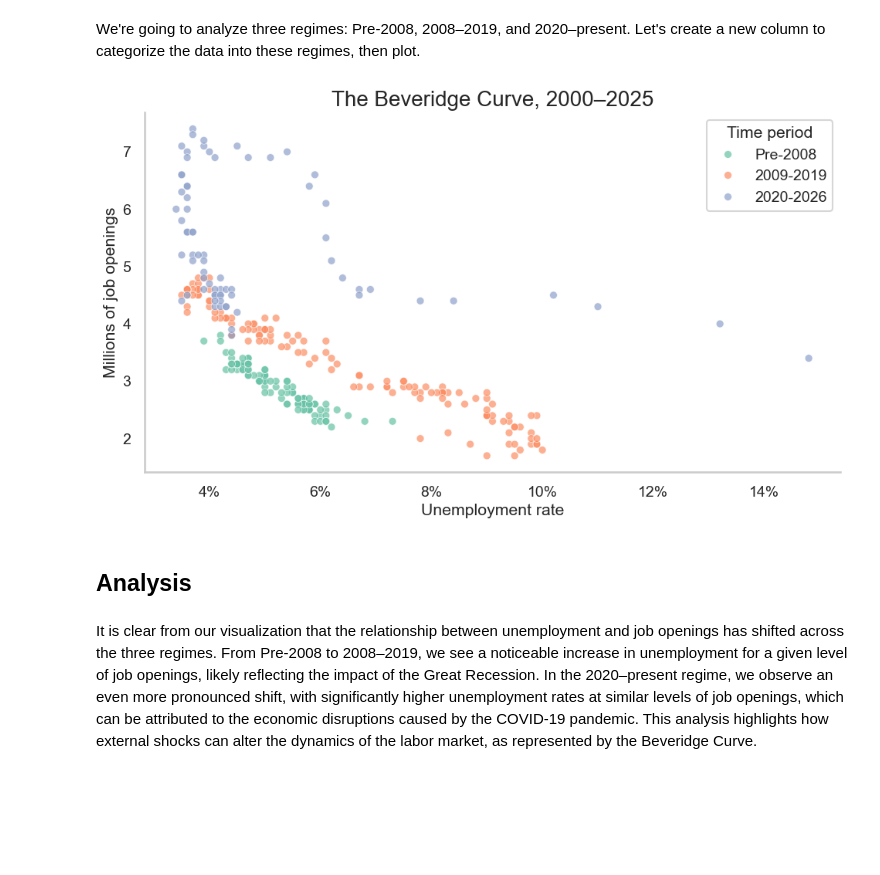
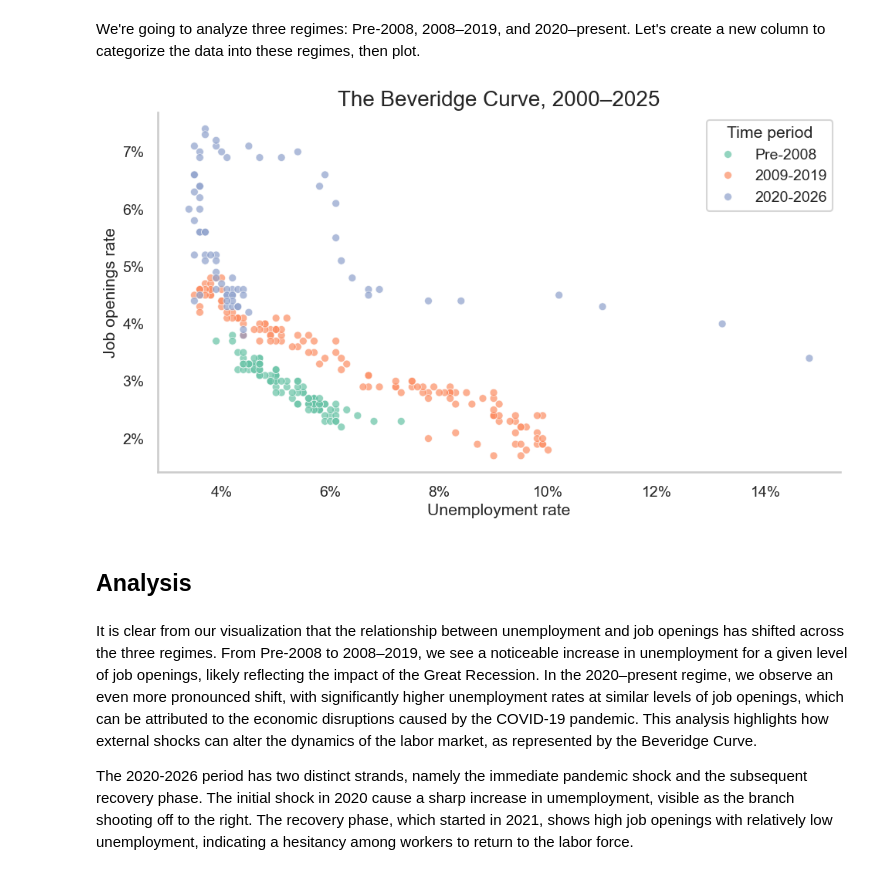
Before and after one commit to Ianardo/beveridge-curve, a Jupyter notebook: main.ipynb, the cells around one changed output. Cells and saved outputs as stored; diff of their text form; code cells hidden in the pictures; blank space fills up the shorter version.

Commit message:
Fix inconsistencies in JTSJOR

```diff
--- a/main.ipynb
+++ b/main.ipynb
@@ -27,8 +27,8 @@ Data columns (total 2 columns):
 dtypes: float64(1), object(1)
 memory usage: 14.8+ KB
 # %%
-job_openings = pd.read_csv("raw_data/JTSJOR.csv")
-job_openings.info()
+job_openings_rate = pd.read_csv("raw_data/JTSJOR.csv")
+job_openings_rate.info()
 # %% [output]
 <class 'pandas.core.frame.DataFrame'>
 RangeIndex: 301 entries, 0 to 300
@@ -74,9 +74,9 @@ unemployment.index.dtype
 # %% [output]
 dtype('<M8[ns]')
 # %%
-job_openings['observation_date'] = pd.to_datetime(job_openings['observation_date'])
-job_openings = job_openings.set_index('observation_date')
-job_openings.index.dtype
+job_openings_rate['observation_date'] = pd.to_datetime(job_openings_rate['observation_date'])
+job_openings_rate = job_openings_rate.set_index('observation_date')
+job_openings_rate.index.dtype
 # %% [output]
 dtype('<M8[ns]')
 # %% [markdown]
@@ -84,7 +84,7 @@ dtype('<M8[ns]')
 # %% [markdown]
 We'll merge the unemployment and job openings data, only keeping rows where we have data for both.
 # %%
-merged_data = pd.merge(unemployment, job_openings, left_index=True, right_index=True)
+merged_data = pd.merge(unemployment, job_openings_rate, left_index=True, right_index=True)
 merged_data.head()
 # %% [output]
 |  | UNRATE | JTSJOR |
@@ -103,7 +103,7 @@ dtype: int64
 # %% [markdown]
 Looks good—no missing values in the merged dataset. Now let's rename the columns for clarity.
 # %%
-merged_data = merged_data.rename(columns={'UNRATE': 'unemployment_rate', 'JTSJOR': 'job_openings'})
+merged_data = merged_data.rename(columns={'UNRATE': 'unemployment_rate', 'JTSJOR': 'job_openings_rate'})
 # %% [markdown]
 ## Beveridge Curve Plotting
 # %% [markdown]
@@ -111,29 +111,32 @@ We're going to analyze three regimes: Pre-2008, 2008–2019, and 2020–present.
 # %%
 merged_data['time_period'] = pd.cut(
     merged_data.index.year,
     bins=[0, 2008, 2019, 2026],
     labels=['Pre-2008', '2009-2019', '2020-2026']
 )
 
 fig, ax = plt.subplots(figsize=(10, 6), dpi=100)
-sns.scatterplot(data=merged_data, x='unemployment_rate', y='job_openings', hue='time_period', ax=ax, s=50, alpha=0.7)
+sns.scatterplot(data=merged_data, x='unemployment_rate', y='job_openings_rate', hue='time_period', ax=ax, s=50, alpha=0.7)
 
 ax.set_title('The Beveridge Curve, 2000–2025', fontsize=20)
 ax.set_xlabel('Unemployment rate')
-ax.set_ylabel('Millions of job openings')
+ax.set_ylabel('Job openings rate')
 ax.legend(title="Time period")
 
 ax.grid(False)
 
 ax.xaxis.set_major_formatter(mticker.PercentFormatter(decimals=0))
+ax.yaxis.set_major_formatter(mticker.PercentFormatter(decimals=0))
 
 plt.tight_layout()
 sns.despine()
 
 plt.savefig("img/beveridge_curve.png", dpi=300)
 # %% [output]
-[figure, old version]
+[figure, new version]
 # %% [markdown]
 ## Analysis
 # %% [markdown]
 It is clear from our visualization that the relationship between unemployment and job openings has shifted across the three regimes. From Pre-2008 to 2008–2019, we see a noticeable increase in unemployment for a given level of job openings, likely reflecting the impact of the Great Recession. In the 2020–present regime, we observe an even more pronounced shift, with significantly higher unemployment rates at similar levels of job openings, which can be attributed to the economic disruptions caused by the COVID-19 pandemic. This analysis highlights how external shocks can alter the dynamics of the labor market, as represented by the Beveridge Curve.
+
+The 2020-2026 period has two distinct strands, namely the immediate pandemic shock and the subsequent recovery phase. The initial shock in 2020 cause a sharp increase in umemployment, visible as the branch shooting off to the right. The recovery phase, which started in 2021, shows high job openings with relatively low unemployment, indicating a hesitancy among workers to return to the labor force.
```
Also changed, not shown: parts of 1 cell of this notebook, 2 other files.
